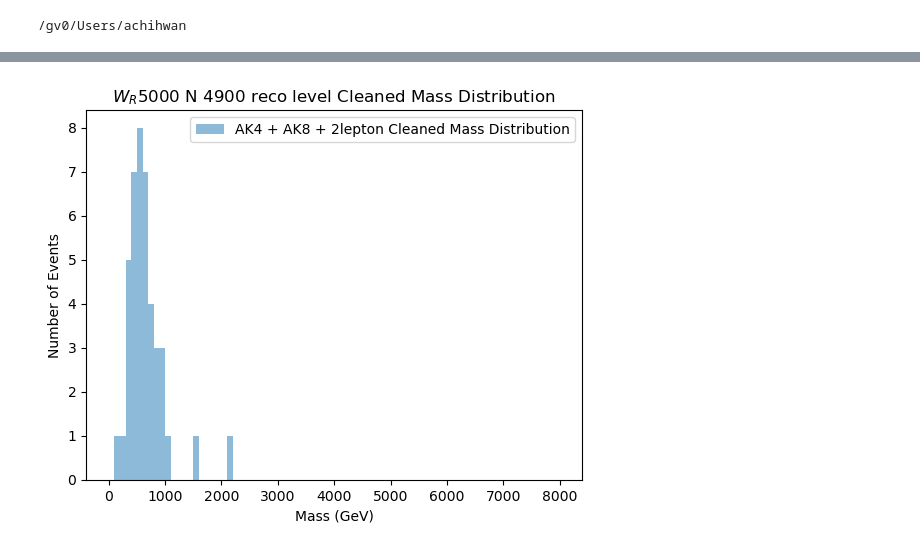
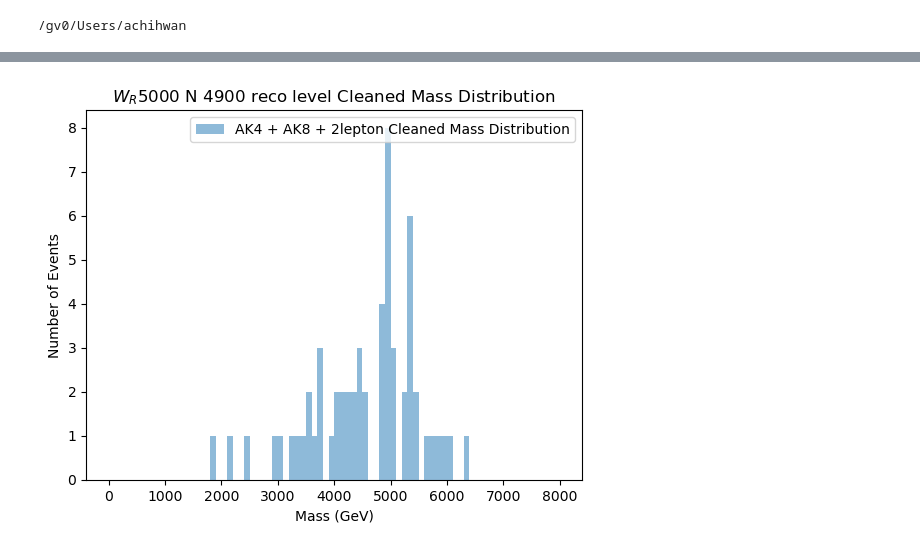
Before and after one commit to HEPchihwan/LRSM_tb_channel, a Jupyter notebook: SAMPLEPRODUCTION/using_matrix/cleaning/aftercleaning_testselection.ipynb, the cells around one changed output, grey strips where cells are left out. Drawn from its saved outputs; the diff is of its cells as text; code cells hidden in the pictures.

```diff
--- a/SAMPLEPRODUCTION/using_matrix/cleaning/aftercleaning_testselection.ipynb
+++ b/SAMPLEPRODUCTION/using_matrix/cleaning/aftercleaning_testselection.ipynb
@@ -919,8 +941,15 @@ from tqdm import tqdm  # ✅ 진행률 표시
 import glob
 
 vector.register_awkward()
-
-sample = "/gv0/Users/achihwan/TTH_Hto2Z_M-125_4LFilter_TuneCP5_13p6TeV_powheg2-JHUGenV752-pythia8/tree_13.root"
+## main back  = ttH , ttZ , ttW , ttbar , tzj
+#/data6/Users/achihwan/LRSM_tb_channel/SAMPLEPRODUCTION/WRtoNMutoMuMuTB-HadTop_MWR-5000_MN-4900_13p6TeV/Run3Summer22NanoAODv12_WRtoNMutoMuMuTB-HadTop_MWR-5000_MN-4900_13p6TeV_1.root
+#/gv0/Users/achihwan/TbarWplusto2L2Nu_TuneCP5_13p6TeV_powheg-pythia8/tree_18.root
+#/gv0/Users/achihwan/TbarWplustoLNu2Q_TuneCP5_13p6TeV_powheg-pythia8/tree_100.root
+#/gv0/Users/achihwan/TTH_Hto2Mu_M-125_TuneCP5_13p6TeV_powheg-pythia8/tree_15.root
+#/gv0/Users/achihwan/TTH_Hto2Z_M-125_4LFilter_TuneCP5_13p6TeV_powheg2-JHUGenV752-pythia8/tree_13.root
+#/gv0/Users/achihwan/TWminusto2L2Nu_TuneCP5_13p6TeV_powheg-pythia8/tree_15.root
+#/data6/Users/achihwan/LRSM_tb_channel/SAMPLEPRODUCTION/using_matrix/cleaning/backgroundsample/08528f47-e513-4c27-9e86-a76cdca78fe8.root  ttz->mu
+sample = "/data6/Users/achihwan/LRSM_tb_channel/SAMPLEPRODUCTION/WRtoNMutoMuMuTB-HadTop_MWR-5000_MN-4900_13p6TeV/Run3Summer22NanoAODv12_WRtoNMutoMuMuTB-HadTop_MWR-5000_MN-4900_13p6TeV_1.root"
 file = uproot.open(sample)
 events = file["Events"]
 
@@ -953,7 +982,33 @@ def btag4_overlap_removal(target, cleans, cut=0.4, dphi=False):
         min_dr = ak.min(nonzero, axis=2)
         mask = mask & (min_dr > cut)
     return btag[mask]
+def toptagging_overlap_removal(target, cleans, cut=0.4, dphi=False):
+    mask = ak.ones_like(target["pt"], dtype=bool)
+    for clean in cleans:
+        pairs = ak.cartesian([target, clean], nested=True)
+        # ΔR 계산
+        raw = (pairs["0"].deltaphi(pairs["1"]) if dphi else pairs["0"].deltaR(pairs["1"]))
+        delta = np.abs(raw)
+        # 0인 값(=자기 자신)을 무시하기 위해 np.inf로 대체
+        nonzero = ak.where(delta > 0, delta, np.inf)
+        # 이제 nonzero 중 최소값을 취함 → 사실상 두 번째로 작은 원래 delta
+        min_dr = ak.min(nonzero, axis=2)
+        mask = mask & (min_dr > cut)
+    return toptagging[mask]
 
+def sdm_toptagging_overlap_removal(target, cleans, cut=0.4, dphi=False):
+    mask = ak.ones_like(target["pt"], dtype=bool)
+    for clean in cleans:
+        pairs = ak.cartesian([target, clean], nested=True)
+        # ΔR 계산
+        raw = (pairs["0"].deltaphi(pairs["1"]) if dphi else pairs["0"].deltaR(pairs["1"]))
+        delta = np.abs(raw)
+        # 0인 값(=자기 자신)을 무시하기 위해 np.inf로 대체
+        nonzero = ak.where(delta > 0, delta, np.inf)
+        # 이제 nonzero 중 최소값을 취함 → 사실상 두 번째로 작은 원래 delta
+        min_dr = ak.min(nonzero, axis=2)
+        mask = mask & (min_dr > cut)
+    return softdrop_mass[mask]
 def overlap_itself_removal(target, cleans, cut=0.4, dphi=False):
             mask = ak.ones_like(target["pt"], dtype=bool)
             for clean in cleans:
@@ -1165,12 +1220,12 @@ print("muon_num2_mask",muon_num2_mask)
 
 first_muon = reco_muons[:, 0:1]  # 첫 번째 뮤온
 second_muon = reco_muons[:, 1:2]  # 두 번째 뮤온
+
 topmother_b_ak4jet = find_closest_jet(lhe_bottom2, ak4)
 ### 겹치는거 확인
 
 first_muon_cleaned = overlap_removal(first_muon, [reco_muons], cut=0.4)
 second_muon_cleaned = overlap_removal(second_muon, [reco_muons], cut=0.4)
-
 
 ### ak4 중에서 렙톤 근처에 없고 근처에 ak4없는것 중에 제일 큰 pt
 signalb_cleaned = overlap_removal(ak4, [reco_muons, ak4], cut=0.4)
@@ -1192,47 +1247,76 @@ leading_tagged_bjet = signalb_cleaend_sorted[sortidx][:, 0:1]  # 가장 큰 pt
 
 closest_bjet = find_closest_jet(lhe_bottom, ak4)
 
+toptaggedak8 = toptagging_overlap_removal(fatjets, [first_muon_cleaned,second_muon_cleaned], cut=0.8)
 signaltop_cleaned = overlap_removal(fatjets, [first_muon_cleaned,second_muon_cleaned,leading_tagged_bjet, fatjets], cut=0.8)
-
-sortidx8 = ak.argsort(-signaltop_cleaned["pt"], axis=1)  # pt 기준으로 내림차순 정렬
-signaltop_cleaned_sorted = signaltop_cleaned[sortidx8][:, 0:1]
+softdrop_mass_ak8 = sdm_toptagging_overlap_removal(fatjets, [first_muon_cleaned,second_muon_cleaned], cut=0.8)
 
 
+#sortidx8 = ak.argsort(-signaltop_cleaned["pt"], axis=1)  # pt 기준으로 내림차순 정렬
+#signaltop_cleaned_sorted = signaltop_cleaned[sortidx8][:, 0:1]
+sortidx8 = ak.argsort(-signaltop_cleaned["pt"], axis=1)
+
+toptagging_mask = toptaggedak8 > 0.9  # ParticleNet T vs QCD threshold
+softdrop_mass_mask = (softdrop_mass_ak8 > 120) & (softdrop_mass_ak8 < 250)  # SoftDrop mass threshold
+
+total_top_mask = toptagging_mask & softdrop_mass_mask
+
+cleaned_toptagged_ak8 = signaltop_cleaned[total_top_mask]  # top tagging 된 애들만 남김
+idx_cleaned_toptagged_ak8 = ak.argsort(-cleaned_toptagged_ak8["pt"], axis=1)
+leading_toptagged_ak8 = cleaned_toptagged_ak8[idx_cleaned_toptagged_ak8][:, 0:1]  # 가장 큰 pt
+
 closest_ak8jet = find_closest_jet(gentop, fatjets)
+
 
 
 ### 빈 이벤트 빼고 연산하는 마스크 만들기
 first_muon_cleaned_pt = ak.sum(first_muon_cleaned["pt"], axis=1)
 second_muon_cleaned_pt = ak.sum(second_muon_cleaned["pt"], axis=1)
 signalb_cleaned_pt = ak.sum(leading_tagged_bjet["pt"], axis=1)
-signaltop_cleaned_pt = ak.sum(signaltop_cleaned_sorted["pt"], axis=1)
+signaltop_cleaned_pt = ak.sum(leading_toptagged_ak8["pt"], axis=1)
 
-leftmask = (first_muon_cleaned_pt > 0.0) & (second_muon_cleaned_pt > 0.0) & (signalb_cleaned_pt > 0.0) & (signaltop_cleaned_pt > 0.0)
+first_muon_cleaned_eta = ak.sum(first_muon_cleaned["eta"], axis=1)
+second_muon_cleaned_eta = ak.sum(second_muon_cleaned["eta"], axis=1)
+firstsorted_toptagged_ak8_eta = ak.sum(leading_toptagged_ak8["eta"], axis=1)
+firstsorted_bjet_ak8_eta = ak.sum(leading_bjet_ak8["eta"], axis=1)
+
+leftmask = (first_muon_cleaned_pt > 60.0) & (second_muon_cleaned_pt > 53.0) & (signalb_cleaned_pt > 0.0) & (signaltop_cleaned_pt > 0.0) & (abs(first_muon_cleaned_eta) < 2.4) & (abs(second_muon_cleaned_eta) < 2.4)
 first_muon_cleaned = first_muon_cleaned[leftmask]
 second_muon_cleaned = second_muon_cleaned[leftmask]
 signalb_cleaend_sorted = leading_tagged_bjet[leftmask]
-signaltop_cleaned_sorted = signaltop_cleaned_sorted[leftmask]
+signaltop_cleaned_sorted = leading_toptagged_ak8[leftmask]
+print("first muon cleaned", first_muon_cleaned["pt"])
+mll = (first_muon_cleaned + second_muon_cleaned).mass
+mll_mask = mll > 200.0
+first_muon_cleaned = first_muon_cleaned[mll_mask]
+second_muon_cleaned = second_muon_cleaned[mll_mask]
+signalb_cleaend_sorted = signalb_cleaend_sorted[mll_mask]
+signaltop_cleaned_sorted = signaltop_cleaned_sorted[mll_mask]
 
 combined_p4 = first_muon_cleaned + second_muon_cleaned + signalb_cleaend_sorted + signaltop_cleaned_sorted
-plt.hist(combined_p4.mass, bins=80, range=(0, 8000), alpha=0.5, label='AK4 + AK8 + 2lepton Cleaned Mass Distribution')
+
+plt.hist(ak.flatten(combined_p4.mass), bins=80, range=(0, 8000), alpha=0.5, label='AK4 + AK8 + 2lepton Cleaned Mass Distribution')
 plt.xlabel('Mass (GeV)')
 plt.ylabel('Number of Events')
 plt.title('$W_{R}$5000 N 4900 reco level Cleaned Mass Distribution')
 plt.legend()
+mN = (first_muon_cleaned + signalb_cleaend_sorted + signaltop_cleaned_sorted).mass
+#plt.hist(mN, bins=100, range=(0, 8000), alpha=0.5, label='mN Distribution after muon cleaning')
 plt.show()
 print(len(combined_p4.mass))
 #lhe_combined_p4 = n_mother_muon + wr_mother_muon + lhe_bottom + gentop
 
 
 ##lepton pt
-plt.hist(ak.flatten(first_muon_cleaned["pt"]), bins=100, range=(0, 8000), alpha=0.5, label='Cleaned First Muon pt Distribution')
-plt.hist(ak.flatten(second_muon_cleaned["pt"]), bins=100, range =(0, 8000), alpha=0.5, label='Cleaned Second Muon pt Distribution')
+plt.hist(ak.flatten(first_muon_cleaned["pt"]), bins=100, range=(0, 3000), alpha=0.5, label='Cleaned First Muon pt Distribution')
+plt.hist(ak.flatten(second_muon_cleaned["pt"]), bins=100, range =(0, 3000), alpha=0.5, label='Cleaned Second Muon pt Distribution')
 plt.legend()
 
 ##
 plt.show()
 
-mll = (first_muon_cleaned + second_muon_cleaned).mass
+
+print("mll", mll)
 plt.hist(mll, bins=100, range=(0, 8000), alpha=0.5, label='mll Distribution after muon cleaning')
 plt.legend()
 plt.show()
@@ -1241 +1326 @@ muon_num2_mask [True, False, True, False, False, True, ..., False, False, True,
-[figure, old version]
+[figure, new version]
```
Also changed, not shown: parts of 2 cells of this notebook, 4 other files.
